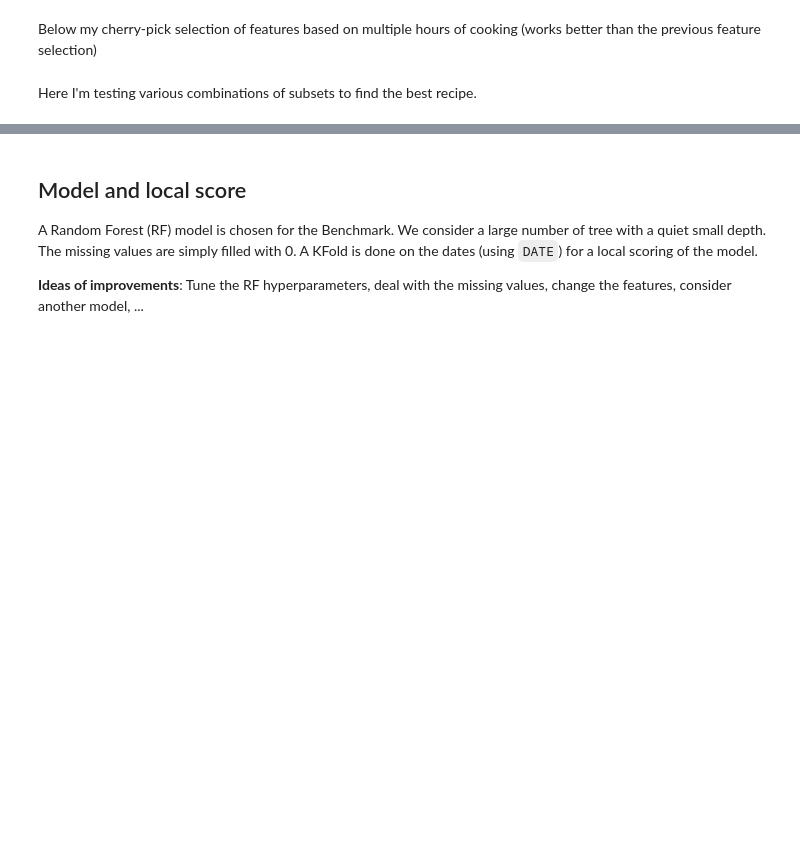
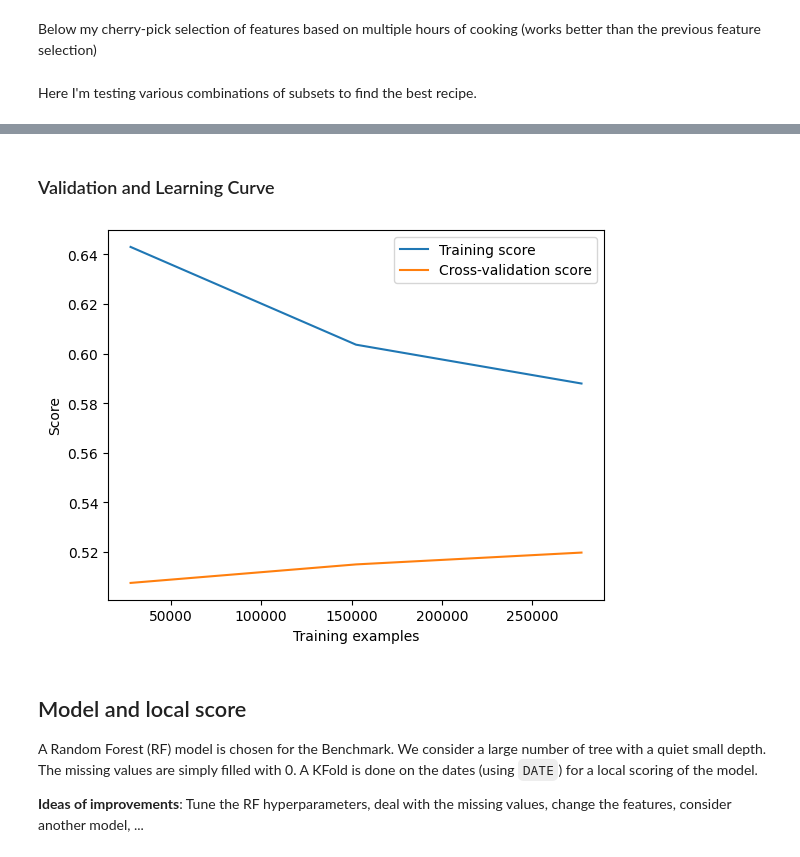
Before and after one commit to Bilg4me/QRT-2020, a Jupyter notebook: notebook_tuning.ipynb, the cells around one changed output, grey strips where cells are left out. Saved outputs shown, nothing was run; the diff lists cells and outputs as text; code cells hidden in the pictures; blank space fills up the shorter version.

```diff
--- a/notebook_tuning.ipynb
+++ b/notebook_tuning.ipynb
@@ -23,10 +25,4 @@ test = pd.read_csv('../test_extended.csv', index_col='ID')
 x_train, y_train = train.drop('RET', axis=1), train['RET']
-# %%
-# convert categorical columns to category type
-categorical_features = ['STOCK','INDUSTRY','INDUSTRY_GROUP','SECTOR','SUB_INDUSTRY']
-for col in categorical_features:
-    x_train[col] = x_train[col].astype('category')
-    test[col] = test[col].astype('category')
 # %% [markdown]
 ## Feature pre-selection
 # %% [markdown]
@@ -92,0 +114,21 @@ print('Best performance: ', study.best_value)
+# %% [markdown]
+### Validation and Learning Curve
+# %%
+# Validation and learning curve plot
+
+# Define the model with the best hyperparameters
+clf = RandomForestClassifier(**study.best_params, n_jobs=-1, verbose=1)
+# Define the learning curve
+train_sizes, train_scores, test_scores, fit_times, _ = learning_curve(clf, x_train[features], y_train, cv=3, train_sizes=np.linspace(0.1, 1.0, 3), return_times=True)
+# %%
+
+# Plot the learning curve
+fig, ax = plt.subplots()
+ax.plot(train_sizes, np.mean(train_scores, axis=1), label='Training score')
+ax.plot(train_sizes, np.mean(test_scores, axis=1), label='Cross-validation score')
+ax.set_xlabel('Training examples')
+ax.set_ylabel('Score')
+ax.legend()
+plt.show()
+# %% [output]
+[figure, added]
```
Also changed, not shown: parts of 15 cells of this notebook, 5 other files.
